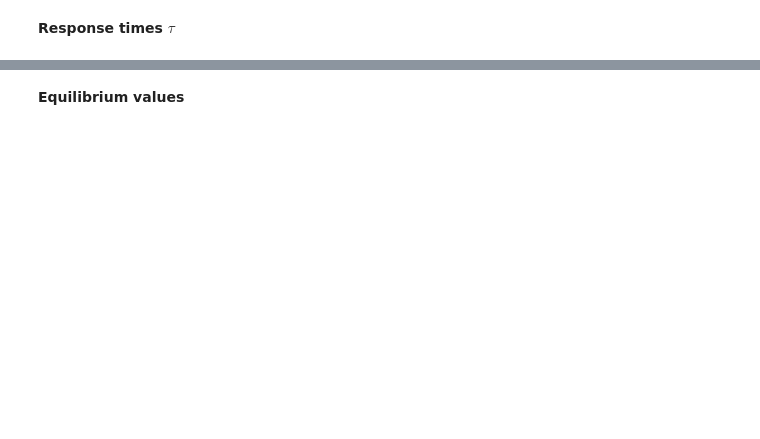
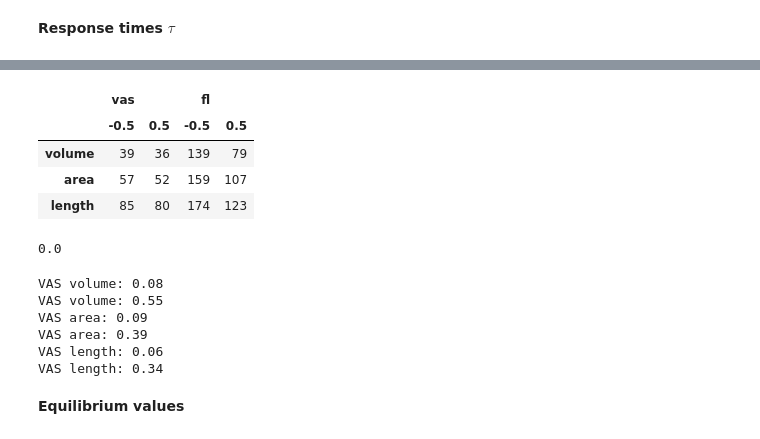
Before and after one commit to oberrauch/vascaling, a Jupyter notebook: notebooks/plot_both_climate_scenarios.ipynb, the cells around one changed output, grey strips where cells are left out. Drawn from its saved outputs; the diff is of its cells as text; code cells hidden in the pictures; blank space fills up the shorter version.

```diff
--- a/notebooks/plot_both_climate_scenarios.ipynb
+++ b/notebooks/plot_both_climate_scenarios.ipynb
@@ -384,0 +456,28 @@ tau
+# %%
+variables = ['volume', 'area', 'length',]
+temp_biases = [-0.5, +0.5]
+data = list()
+for var in variables:
+    data_ = list()
+    for m in ds.model.values:
+        data__ = list()
+        for b in temp_biases:
+            ds_sel = ds.sel(mb_model='constant', model=m, temp_bias=b)
+            vol = ds_sel.sel(normalized=1)[var]
+            vol_eq = vol.isel(time=slice(800,1000)).mean()
+            vol_eq_dif = np.abs(vol_eq - vol.isel(time=0))
+            vol_dif = np.abs(vol_eq - vol)
+            data__.append(int(vol.where(vol_dif < vol_eq_dif*np.exp(-1), drop=True).isel(time=0)['time'].values))
+        data_.extend(data__)
+    data.append(data_)
+
+tau = pd.DataFrame(data, columns=pd.MultiIndex.from_tuples(list(zip(np.repeat(ds.model.values, 2),
+                                                                    np.tile(temp_biases, 2)))),
+                   index=variables)
+tau
+# %% [output]
+|  | vas |  | fl |  |
+|  | -0.5 | 0.5 | -0.5 | 0.5 |
+| volume | 39 | 36 | 139 | 79 |
+| area | 57 | 52 | 159 | 107 |
+| length | 85 | 80 | 174 | 123 |
@@ -384,0 +487,20 @@ tau
+# %%
+i = 4.89
+p = 5.26
+n = 4.52
+rel_dif(abs(i-n),abs(i-p))
+# %% [output]
+0.0
+# %%
+for var, row in tau.iterrows():
+    rd = rel_dif(row['vas'][-0.5], row['vas'][+0.5])
+    print('VAS {}: {:.2f}'.format(var, rd))
+    rd = rel_dif(row['fl'][-0.5], row['fl'][+0.5])
+    print('VAS {}: {:.2f}'.format(var, rd))
+# %% [output]
+VAS volume: 0.08
+VAS volume: 0.55
+VAS area: 0.09
+VAS area: 0.39
+VAS length: 0.06
+VAS length: 0.34
```
Also changed, not shown: parts of 8 cells of this notebook, 29 other files.
